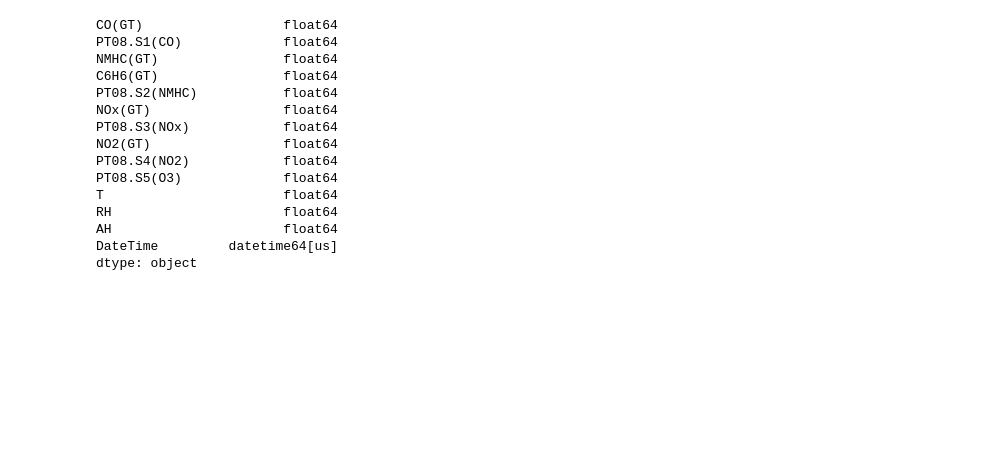
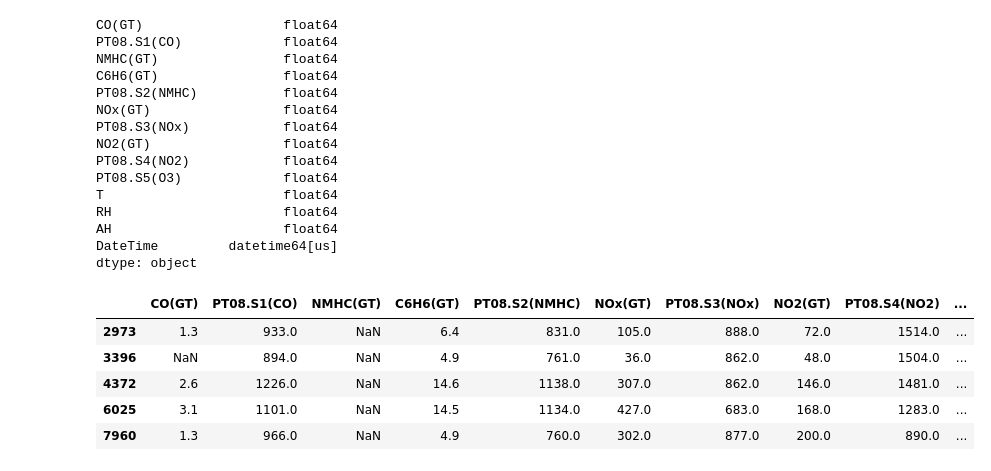
Before and after one commit to AkmalFazli27/air-quality-estimation, a Jupyter notebook: notebooks/eda.ipynb, the cells around one changed output. Cells and saved outputs as stored; diff of their text form; code cells hidden in the pictures; blank space fills up the shorter version.

```diff
--- a/notebooks/eda.ipynb
+++ b/notebooks/eda.ipynb
@@ -109,3 +71,12 @@ RH                      float64
 AH                      float64
 DateTime         datetime64[us]
 dtype: object
+# %%
+df.sample(5, random_state=42)
+# %% [output]
+|  | CO(GT) | PT08.S1(CO) | NMHC(GT) | C6H6(GT) | PT08.S2(NMHC) | NOx(GT) | PT08.S3(NOx) | NO2(GT) | PT08.S4(NO2) | ... |
+| 2973 | 1.3 | 933.0 | NaN | 6.4 | 831.0 | 105.0 | 888.0 | 72.0 | 1514.0 | ... |
+| 3396 | NaN | 894.0 | NaN | 4.9 | 761.0 | 36.0 | 862.0 | 48.0 | 1504.0 | ... |
+| 4372 | 2.6 | 1226.0 | NaN | 14.6 | 1138.0 | 307.0 | 862.0 | 146.0 | 1481.0 | ... |
+| 6025 | 3.1 | 1101.0 | NaN | 14.5 | 1134.0 | 427.0 | 683.0 | 168.0 | 1283.0 | ... |
+| 7960 | 1.3 | 966.0 | NaN | 4.9 | 760.0 | 302.0 | 877.0 | 200.0 | 890.0 | ... |
```
Also changed, not shown: parts of 8 cells of this notebook.
